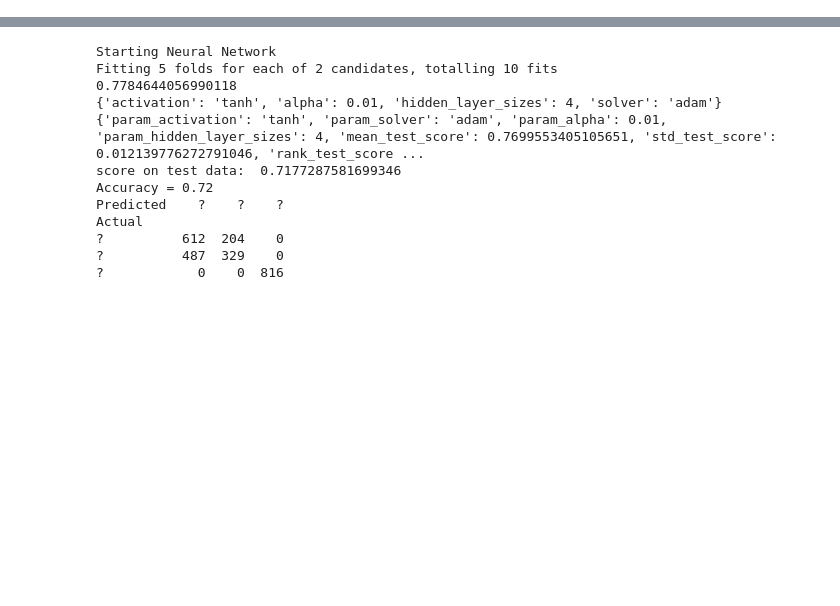
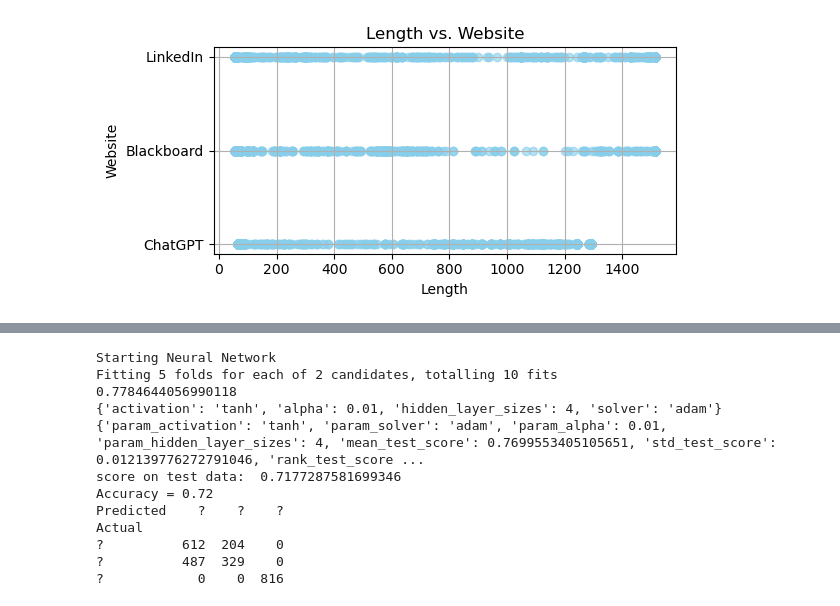
Before and after one commit to JCresent/CS434_COLL400_Project, a Jupyter notebook: NN.ipynb, the cells around one changed output, grey strips where cells are left out. Cells and saved outputs as stored; diff of their text form; code cells hidden in the pictures; blank space fills up the shorter version.

```diff
--- a/NN.ipynb
+++ b/NN.ipynb
@@ -0,0 +38,11 @@
+# %%
+plt.figure(figsize=(6, 3))  # Adjust the figure size as needed
+plt.scatter(train_data["Length"], train_data["Website"], color='skyblue', alpha=0.6)  # Adjust color and transparency
+plt.title('Length vs. Website')
+plt.xlabel('Length')
+plt.ylabel('Website')
+plt.grid(True)  # Add grid for better readability
+plt.tight_layout()  # Adjust layout to prevent labels from overlapping
+plt.show()
+# %% [output]
+[figure, added]
```
Also changed, not shown: parts of 4 cells of this notebook, 4 other files.
